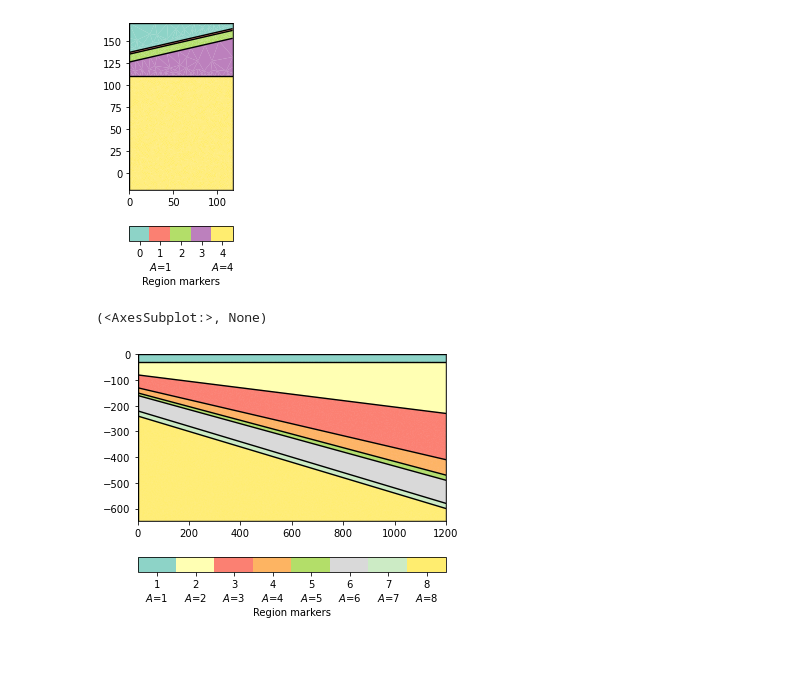
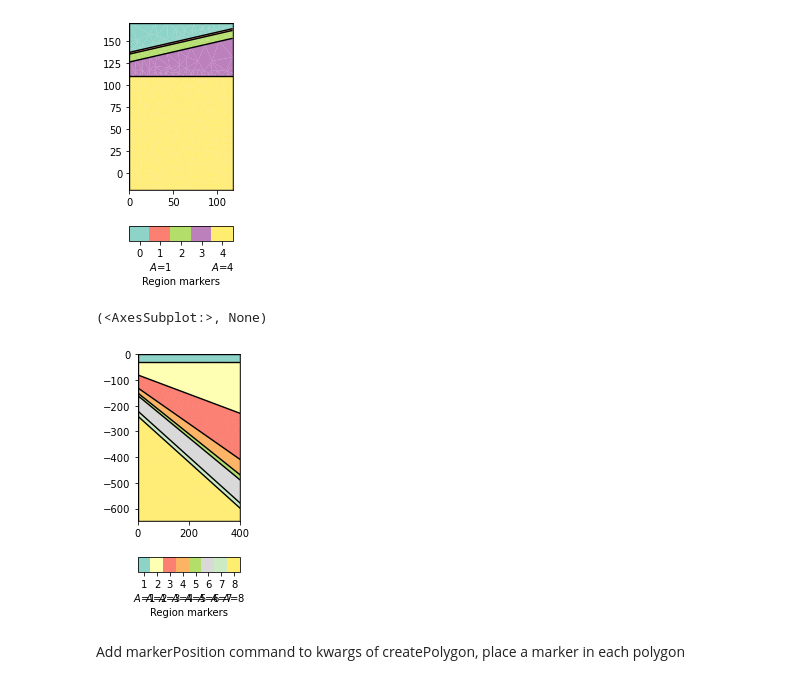
Before and after one commit to soldfield/heatflow, a Jupyter notebook: pg_testing.ipynb, the cells around one changed output. Saved outputs shown, nothing was run; the diff lists cells and outputs as text; code cells hidden in the pictures; blank space fills up the shorter version.

Commit message:
Update experiementation with heatflow modelling. No yet working.

```diff
--- a/pg_testing.ipynb
+++ b/pg_testing.ipynb
@@ -180,7 +180,7 @@ pg.show(geom)
 [figure]
 # %%
 west_edge = 0
-east_edge = 1200
+east_edge = 400
 
 topo_w = 0
 topo_e = 0
@@ -200,33 +200,35 @@ m_perm_base_w = umag_base_w - 10
 m_perm_base_e = umag_base_e - 20
 l_perm_base_w = m_perm_base_w - 60
 l_perm_base_e = m_perm_base_e - 90
 basal_perm_sands_base_w = l_perm_base_w - 20
 basal_perm_sands_base_e = l_perm_base_e - 20
 base_model = basal_perm_sands_base_e - 50
 
 
 glac = mt.createPolygon([[west_edge,topo_w],[west_edge,glac_base_w],[east_edge,glac_base_e],[east_edge,topo_e]],
                         isClosed=True, marker=1, area=1)
 sher = mt.createPolygon([[west_edge,glac_base_w],[west_edge,sher_base_w],[east_edge,sher_base_e],[east_edge,glac_base_e]],
                         isClosed=True, marker=2, area=2)
 uperm = mt.createPolygon([[west_edge,sher_base_w],[west_edge,uperm_base_w],[east_edge,uperm_base_e],[east_edge,sher_base_e]],
                         isClosed=True, marker=3, area=3)
 umag = mt.createPolygon([[west_edge,uperm_base_w],[west_edge,umag_base_w],[east_edge,umag_base_e],[east_edge,uperm_base_e]],
                         isClosed=True, marker=4, area=4)
 m_perm = mt.createPolygon([[west_edge,umag_base_w],[west_edge,m_perm_base_w],[east_edge,m_perm_base_e],[east_edge,umag_base_e]],
                         isClosed=True, marker=5, area=5)
 l_perm = mt.createPolygon([[west_edge,m_perm_base_w],[west_edge,l_perm_base_w],[east_edge,l_perm_base_e],[east_edge,m_perm_base_e]],
                         isClosed=True, marker=6, area=6)
 basal_perm = mt.createPolygon([[west_edge,l_perm_base_w],[west_edge,basal_perm_sands_base_w],[east_edge,basal_perm_sands_base_e],[east_edge,l_perm_base_e]],
                         isClosed=True, marker=7, area=7)
 base_model = mt.createPolygon([[west_edge,basal_perm_sands_base_w],[west_edge,base_model],[east_edge,base_model],[east_edge,basal_perm_sands_base_e]],
                         isClosed=True, marker=8, area=8)
 
 
 
-geom = glac + sher + uperm + umag + m_perm + l_perm + basal_perm + base_model
+my_geom = glac + sher + uperm + umag + m_perm + l_perm + basal_perm + base_model
 
-pg.show(geom, boundaryMarker=True)
+pg.show(my_geom, boundaryMarker=True)
 # %% [output]
 (<AxesSubplot:>, None)
-[figure, old version]
+[figure, new version]
+# %% [markdown]
+Add markerPosition command to kwargs of createPolygon, place a marker in each polygon
```
Also changed, not shown: parts of 25 cells of this notebook, 9 other files.
